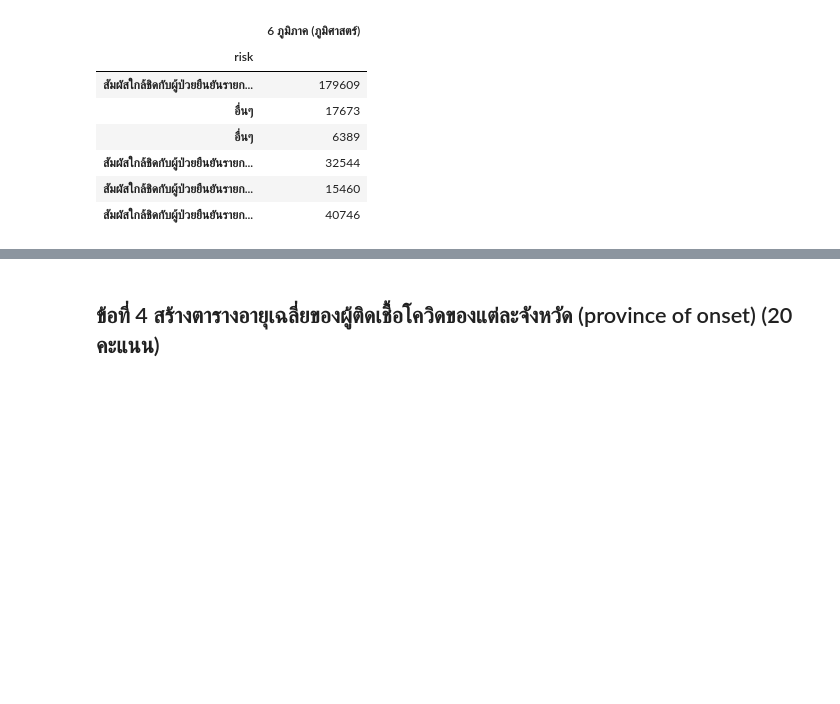
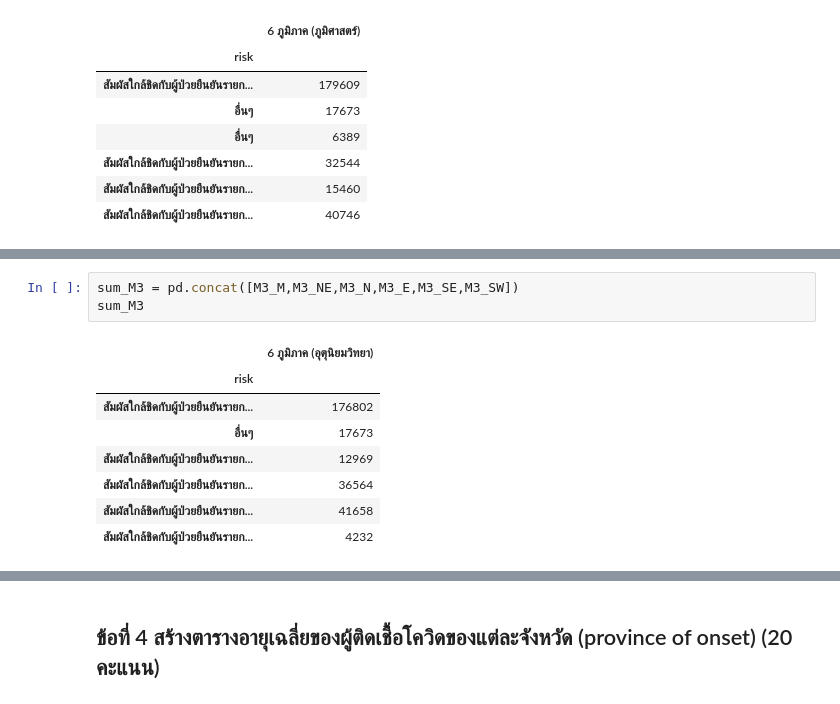
Before and after one commit to sitthatkaja/data_viz_2022, a Jupyter notebook: BasicPython&DataViz_midterm2022.ipynb, the cells around one changed output, grey strips where cells are left out. Cells and saved outputs as stored; diff of their text form; blank space fills up the shorter version.

```diff
--- a/BasicPython&DataViz_midterm2022.ipynb
+++ b/BasicPython&DataViz_midterm2022.ipynb
@@ -659,0 +732,12 @@ sum_G3
+# %%
+sum_M3 = pd.concat([M3_M,M3_NE,M3_N,M3_E,M3_SE,M3_SW])
+sum_M3
+# %% [output]
+|  | 6 ภูมิภาค (อุตุนิยมวิทยา) |
+| risk |  |
+| สัมผัสใกล้ชิดกับผู้ป่วยยืนยันรายก... | 176802 |
+| อื่นๆ | 17673 |
+| สัมผัสใกล้ชิดกับผู้ป่วยยืนยันรายก... | 12969 |
+| สัมผัสใกล้ชิดกับผู้ป่วยยืนยันรายก... | 36564 |
+| สัมผัสใกล้ชิดกับผู้ป่วยยืนยันรายก... | 41658 |
+| สัมผัสใกล้ชิดกับผู้ป่วยยืนยันรายก... | 4232 |
```
Also changed, not shown: parts of 28 cells of this notebook.
